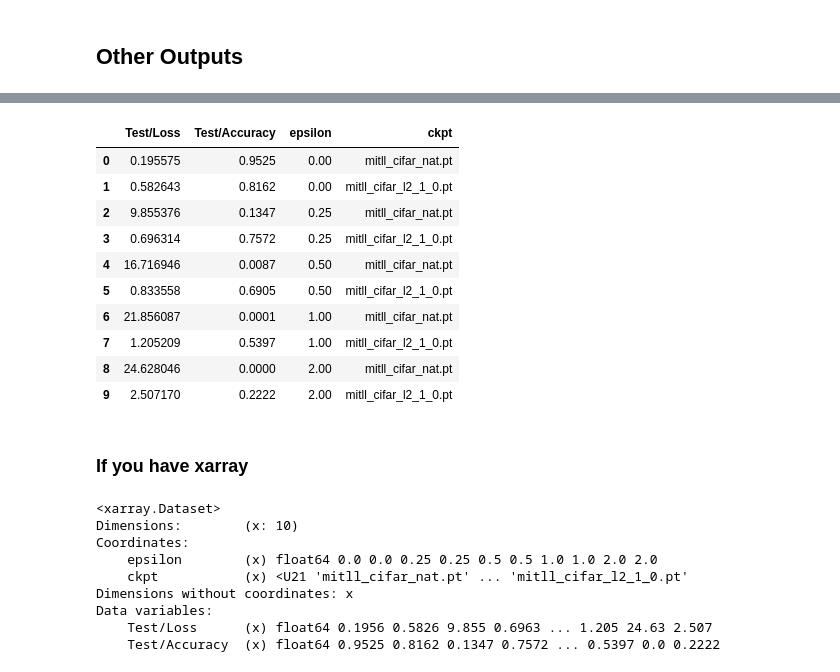
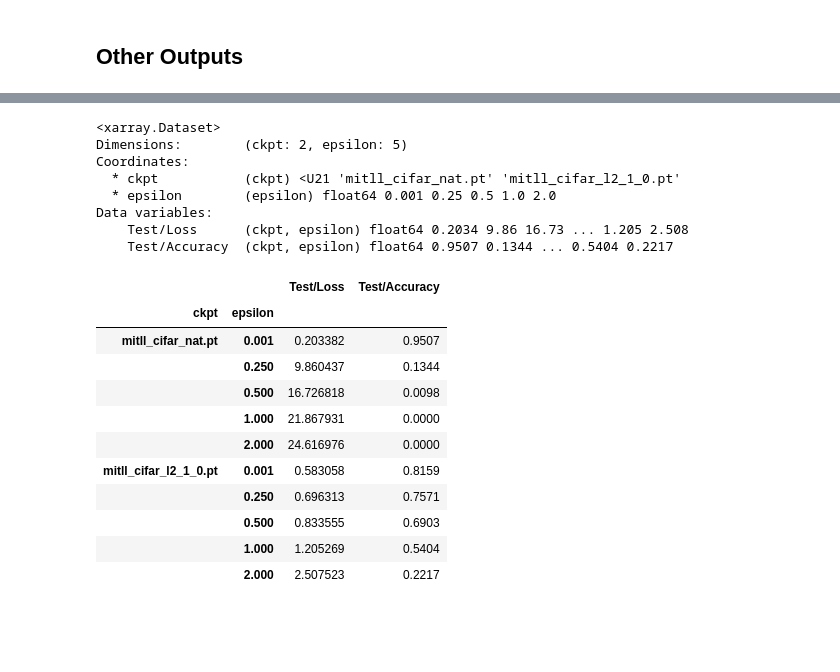
Before and after one commit to mit-ll-responsible-ai/responsible-ai-toolbox, a Jupyter notebook: experiments/madry/Experiments.ipynb, the cells around one changed output, grey strips where cells are left out. Saved outputs shown, nothing was run; the diff lists cells and outputs as text; code cells hidden in the pictures; blank space fills up the shorter version.

```diff
--- a/experiments/madry/Experiments.ipynb
+++ b/experiments/madry/Experiments.ipynb
@@ -125,30 +124,27 @@ robustness_job_no_run.plot("Test/Accuracy", group="ckpt")
-# %%
-robustness_job.to_dataframe()
-# %% [output]
-|  | Test/Loss | Test/Accuracy | epsilon | ckpt |
-| 0 | 0.195575 | 0.9525 | 0.00 | mitll_cifar_nat.pt |
-| 1 | 0.582643 | 0.8162 | 0.00 | mitll_cifar_l2_1_0.pt |
-| 2 | 9.855376 | 0.1347 | 0.25 | mitll_cifar_nat.pt |
-| 3 | 0.696314 | 0.7572 | 0.25 | mitll_cifar_l2_1_0.pt |
-| 4 | 16.716946 | 0.0087 | 0.50 | mitll_cifar_nat.pt |
-| 5 | 0.833558 | 0.6905 | 0.50 | mitll_cifar_l2_1_0.pt |
-| 6 | 21.856087 | 0.0001 | 1.00 | mitll_cifar_nat.pt |
-| 7 | 1.205209 | 0.5397 | 1.00 | mitll_cifar_l2_1_0.pt |
-| 8 | 24.628046 | 0.0000 | 2.00 | mitll_cifar_nat.pt |
-| 9 | 2.507170 | 0.2222 | 2.00 | mitll_cifar_l2_1_0.pt |
-# %% [markdown]
-### If you have xarray
 # %%
-robustness_job.to_xarray()
+xdata = robustness_job.to_xarray()
+xdata
 # %% [output]
 <xarray.Dataset>
-Dimensions:        (x: 10)
+Dimensions:        (ckpt: 2, epsilon: 5)
 Coordinates:
-    epsilon        (x) float64 0.0 0.0 0.25 0.25 0.5 0.5 1.0 1.0 2.0 2.0
-    ckpt           (x) <U21 'mitll_cifar_nat.pt' ... 'mitll_cifar_l2_1_0.pt'
-Dimensions without coordinates: x
+  * ckpt           (ckpt) <U21 'mitll_cifar_nat.pt' 'mitll_cifar_l2_1_0.pt'
+  * epsilon        (epsilon) float64 0.001 0.25 0.5 1.0 2.0
 Data variables:
-    Test/Loss      (x) float64 0.1956 0.5826 9.855 0.6963 ... 1.205 24.63 2.507
-    Test/Accuracy  (x) float64 0.9525 0.8162 0.1347 0.7572 ... 0.5397 0.0 0.2222
+    Test/Loss      (ckpt, epsilon) float64 0.2034 9.86 16.73 ... 1.205 2.508
+    Test/Accuracy  (ckpt, epsilon) float64 0.9507 0.1344 ... 0.5404 0.2217
 # %%
-xdata = robustness_job.to_xarray()
+xdata.to_dataframe()
+# %% [output]
+|  |  | Test/Loss | Test/Accuracy |
+| ckpt | epsilon |  |  |
+| mitll_cifar_nat.pt | 0.001 | 0.203382 | 0.9507 |
+|  | 0.250 | 9.860437 | 0.1344 |
+|  | 0.500 | 16.726818 | 0.0098 |
+|  | 1.000 | 21.867931 | 0.0000 |
+|  | 2.000 | 24.616976 | 0.0000 |
+| mitll_cifar_l2_1_0.pt | 0.001 | 0.583058 | 0.8159 |
+|  | 0.250 | 0.696313 | 0.7571 |
+|  | 0.500 | 0.833555 | 0.6903 |
+|  | 1.000 | 1.205269 | 0.5404 |
+|  | 2.000 | 2.507523 | 0.2217 |
```
Also changed, not shown: parts of 7 cells of this notebook, 14 other files.
